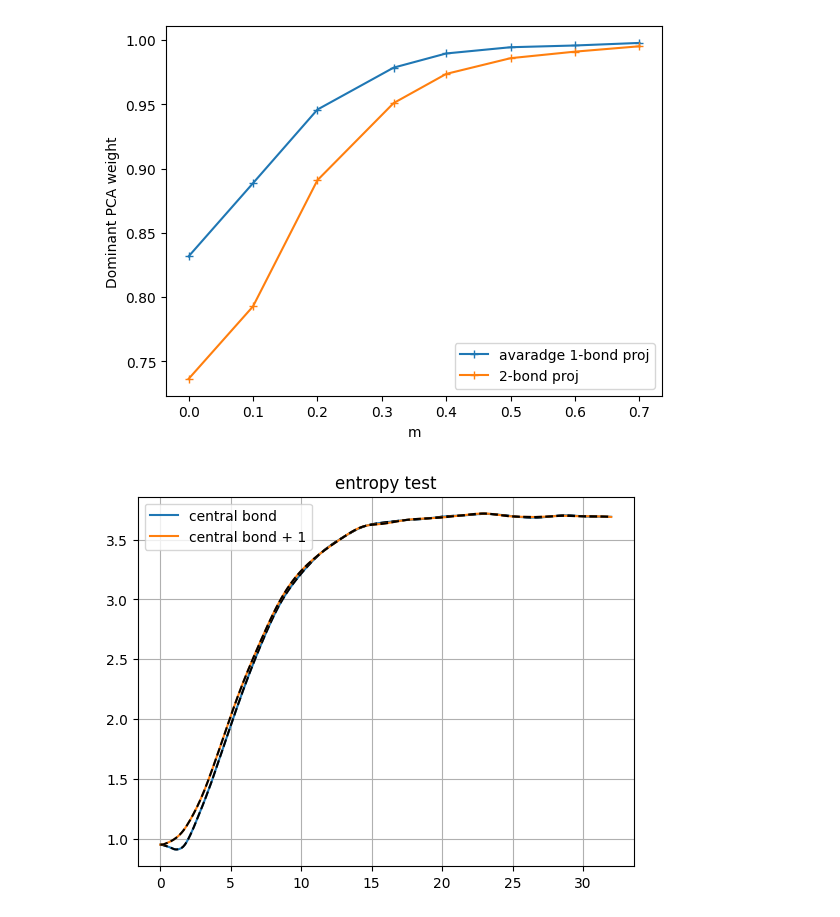
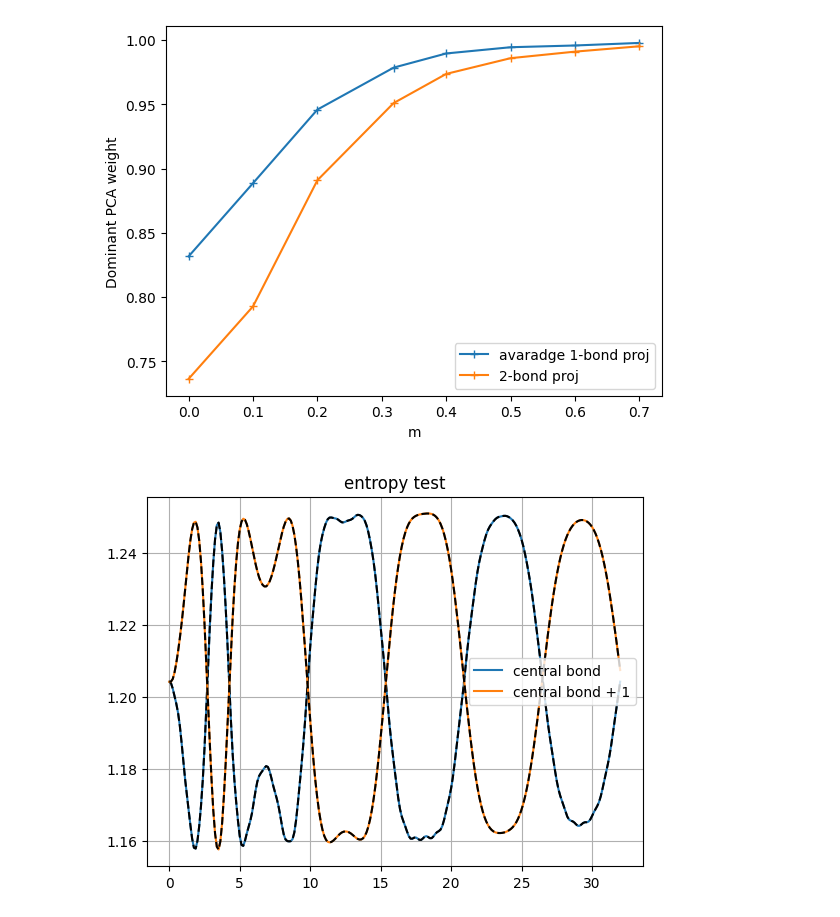
Before and after one commit to marekrams/pdf, a Jupyter notebook: test_evolution_rerun_Ln.ipynb, the cells around one changed output. Cells and saved outputs as stored; diff of their text form; code cells hidden in the pictures.

```diff
--- a/test_evolution_rerun_Ln.ipynb
+++ b/test_evolution_rerun_Ln.ipynb
@@ -164,32 +202,32 @@ plt.legend()
 # %%
 # testing entropy formula
 
 N, a, D = 512, 0.125, 256
-m = 0.5
+m = 0.0
 
 d = data[m, N, a, D]
 time = d['time']
 
 prob = d['pr1b']
 ent = d['ent1b']
 ent_total = d['entropy_1'][:, N // 2]
 prob[prob < 1e-8] = 1e-8  # regularize small probabilities
 ent_sum = np.sum(prob * ent, axis=1) - np.sum(prob * np.log2(prob), axis=1)
 plt.plot(time, ent_total, label='central bond')
 plt.plot(time, ent_sum, '--k')
 
 prob = d['pr1c']
 ent = d['ent1c']
 ent_total = d['entropy_1'][:, N // 2 + 1]
 prob[prob < 1e-8] = 1e-8  # regularize small probabilities
 ent_sum = np.sum(prob * ent, axis=1) - np.sum(prob * np.log2(prob), axis=1)
 plt.plot(time, ent_total, label='central bond + 1')
 plt.plot(time, ent_sum, '--k')
 
 plt.grid()
 #plt.ylim([0, 1])
 plt.legend()
 plt.title('entropy test')
 plt.show()
 # %% [output]
-[figure, old version]
+[figure, new version]
```
Also changed, not shown: parts of 11 cells of this notebook, 17 other files.
